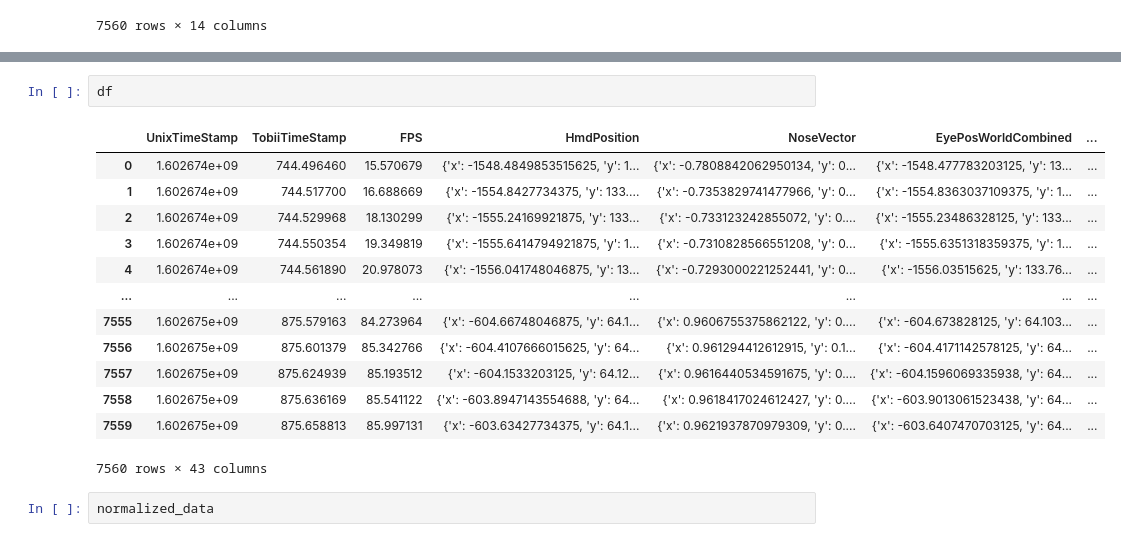
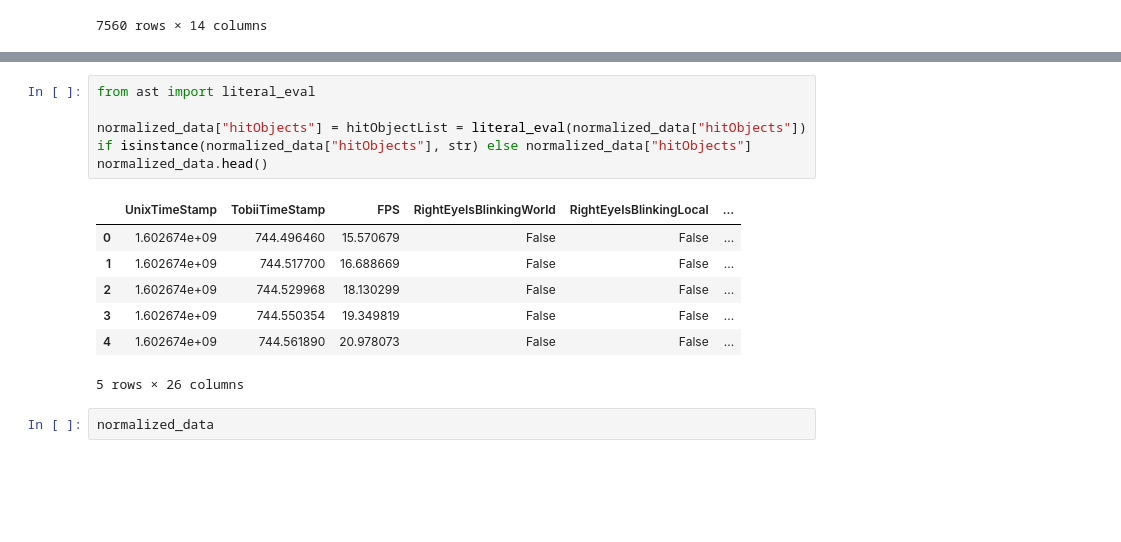
Before and after one commit to JohnMadrid/WestdriveLoopARData, a Jupyter notebook: preprocessing.ipynb, the cells around one changed output, grey strips where cells are left out. Saved outputs shown, nothing was run; the diff lists cells and outputs as text; blank space fills up the shorter version.

Commit message:
Input data extracted

```diff
--- a/preprocessing.ipynb
+++ b/preprocessing.ipynb
@@ -552,19 +628,16 @@ df = pd.concat([df, normalized_data], axis=1)
 # %%
-df
+from ast import literal_eval
+
+normalized_data["hitObjects"] = hitObjectList = literal_eval(normalized_data["hitObjects"]) if isinstance(normalized_data["hitObjects"], str) else normalized_data["hitObjects"]
+normalized_data.head()
 # %% [output]
-|  | UnixTimeStamp | TobiiTimeStamp | FPS | HmdPosition | NoseVector | EyePosWorldCombined | ... |
-| 0 | 1.602674e+09 | 744.496460 | 15.570679 | {'x': -1548.4849853515625, 'y': 1... | {'x': -0.7808842062950134, 'y': 0... | {'x': -1548.477783203125, 'y': 13... | ... |
-| 1 | 1.602674e+09 | 744.517700 | 16.688669 | {'x': -1554.8427734375, 'y': 133.... | {'x': -0.7353829741477966, 'y': 0... | {'x': -1554.8363037109375, 'y': 1... | ... |
-| 2 | 1.602674e+09 | 744.529968 | 18.130299 | {'x': -1555.24169921875, 'y': 133... | {'x': -0.733123242855072, 'y': 0.... | {'x': -1555.23486328125, 'y': 133... | ... |
-| 3 | 1.602674e+09 | 744.550354 | 19.349819 | {'x': -1555.6414794921875, 'y': 1... | {'x': -0.7310828566551208, 'y': 0... | {'x': -1555.6351318359375, 'y': 1... | ... |
-| 4 | 1.602674e+09 | 744.561890 | 20.978073 | {'x': -1556.041748046875, 'y': 13... | {'x': -0.7293000221252441, 'y': 0... | {'x': -1556.03515625, 'y': 133.76... | ... |
-| ... | ... | ... | ... | ... | ... | ... | ... |
-| 7555 | 1.602675e+09 | 875.579163 | 84.273964 | {'x': -604.66748046875, 'y': 64.1... | {'x': 0.9606755375862122, 'y': 0.... | {'x': -604.673828125, 'y': 64.103... | ... |
-| 7556 | 1.602675e+09 | 875.601379 | 85.342766 | {'x': -604.4107666015625, 'y': 64... | {'x': 0.961294412612915, 'y': 0.1... | {'x': -604.4171142578125, 'y': 64... | ... |
-| 7557 | 1.602675e+09 | 875.624939 | 85.193512 | {'x': -604.1533203125, 'y': 64.12... | {'x': 0.9616440534591675, 'y': 0.... | {'x': -604.1596069335938, 'y': 64... | ... |
-| 7558 | 1.602675e+09 | 875.636169 | 85.541122 | {'x': -603.8947143554688, 'y': 64... | {'x': 0.9618417024612427, 'y': 0.... | {'x': -603.9013061523438, 'y': 64... | ... |
-| 7559 | 1.602675e+09 | 875.658813 | 85.997131 | {'x': -603.63427734375, 'y': 64.1... | {'x': 0.9621937870979309, 'y': 0.... | {'x': -603.6407470703125, 'y': 64... | ... |
+|  | UnixTimeStamp | TobiiTimeStamp | FPS | RightEyeIsBlinkingWorld | RightEyeIsBlinkingLocal | ... |
+| 0 | 1.602674e+09 | 744.496460 | 15.570679 | False | False | ... |
+| 1 | 1.602674e+09 | 744.517700 | 16.688669 | False | False | ... |
+| 2 | 1.602674e+09 | 744.529968 | 18.130299 | False | False | ... |
+| 3 | 1.602674e+09 | 744.550354 | 19.349819 | False | False | ... |
+| 4 | 1.602674e+09 | 744.561890 | 20.978073 | False | False | ... |
-7560 rows × 43 columns
+5 rows × 26 columns
 # %%
 normalized_data
 # %% [output]
```
Also changed, not shown: parts of 6 cells of this notebook.
